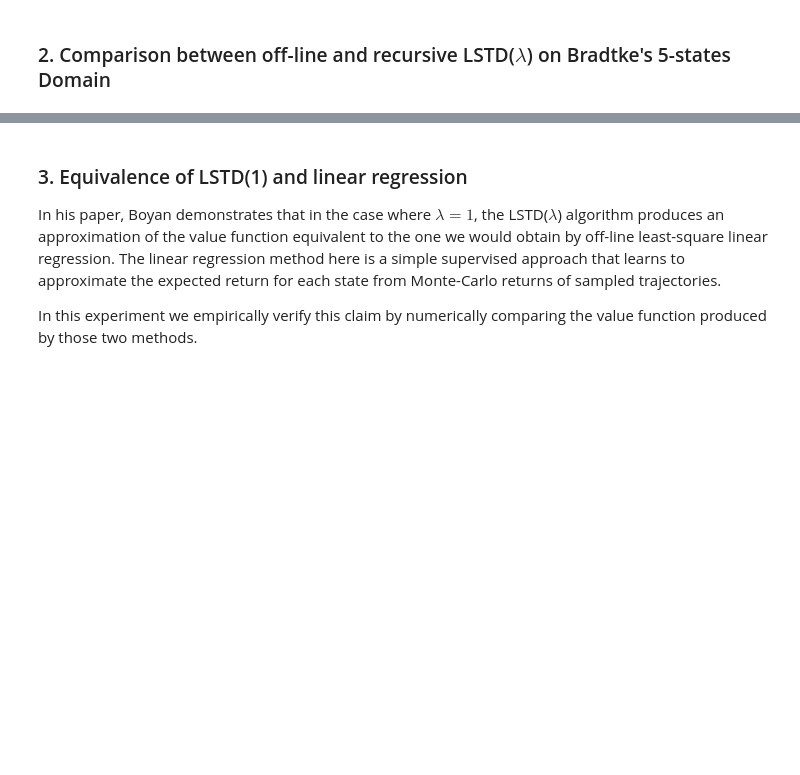
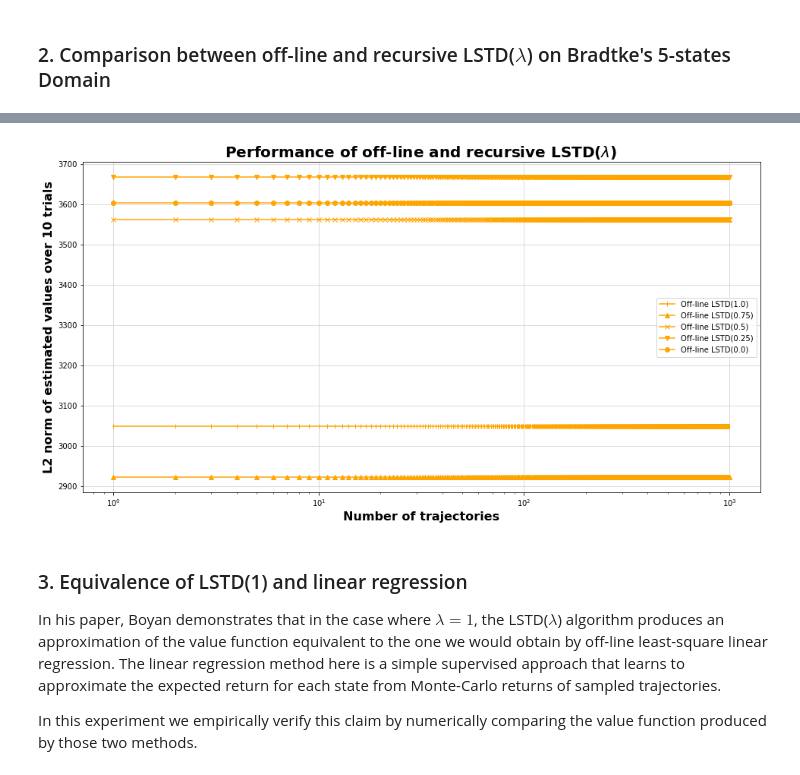
Before and after one commit to julienroy13/COMP767-assignments, a Jupyter notebook: Week4-FunctionApproximation/LSTD_lambda.ipynb, the cells around one changed output, grey strips where cells are left out. Saved outputs shown, nothing was run; the diff lists cells and outputs as text; code cells hidden in the pictures; blank space fills up the shorter version.

```diff
--- a/Week4-FunctionApproximation/LSTD_lambda.ipynb
+++ b/Week4-FunctionApproximation/LSTD_lambda.ipynb
@@ -396,3 +440,31 @@ plt.show()
+# %%
+n_trials = 10
+n_trajectories = 1000
+lambdas = [1., 0.75, 0.50, 0.25, 0.]
+markers = ["|", "^", "x", "v", "o"]
+
+beta_star = np.array([-24., -16., -8., 0.])
+plt.figure(figsize=(16, 8))
+
+# Run experiments for different lambda values for the off-line algorithm
+for lamda, marker in tqdm(zip(lambdas, markers)):
+
+    L2norm_recursive = np.zeros(shape=(n_trials, n_trajectories))
+    for trial in range(n_trials):
+        betas_recursive = _r_lstd(lambda : make_BradtkeDomain(BRADTKE_DOMAIN), lambda x: bradtke_features[x].reshape([-1, 1]), 1., lamda, n_trajectories)
+        predicted_Vs = np.dot(betas_recursive, bradtke_features.T)
+        L2norm_recursive[trial] = np.sqrt(np.mean((predicted_Vs)**2, axis=1))
+    avg_L2norm_recursive = np.mean(L2norm_recursive, axis=0)
+    plt.semilogx(avg_L2norm_recursive, label="Off-line LSTD({})".format(lamda), color='orange', marker=marker)
+plt.title('Performance of off-line and recursive LSTD($\lambda$)', fontsize=20, fontweight='bold')
+plt.xlabel('Number of trajectories', fontsize=16, fontweight='bold')
+plt.ylabel('L2 norm of estimated values over {0} trials'.format(n_trials), fontsize=16, fontweight='bold')
+plt.legend(loc="best")
+plt.grid(True, color="lightgrey")
+
+plt.show()
+# %% [output]
+[figure, added]
 # %% [markdown]
 ### 3. Equivalence of LSTD(1) and linear regression
 
```
Also changed, not shown: parts of 7 cells of this notebook.
